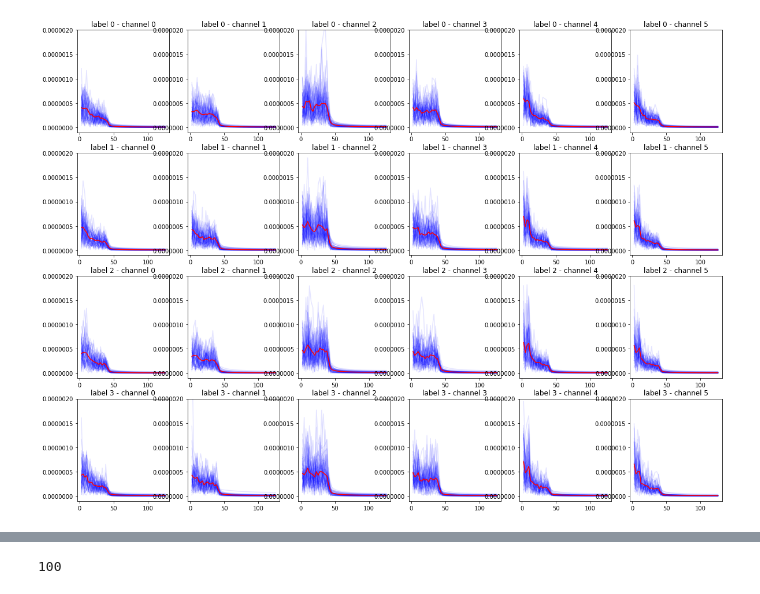
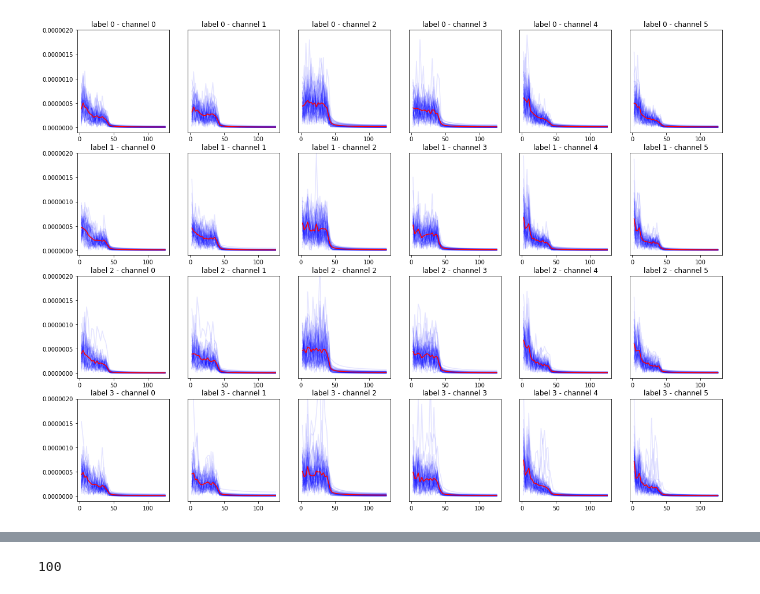
Before and after one commit to LVeefkind/Brain-Powered-2019, a Jupyter notebook: code/datatests.ipynb, the cells around one changed output, grey strips where cells are left out. Cells and saved outputs as stored; diff of their text form; code cells hidden in the pictures.

```diff
--- a/code/datatests.ipynb
+++ b/code/datatests.ipynb
@@ -16,7 +16,7 @@ offset = 0
 # Hz
 samplingRate = 256
 # seconds
-timeSegmentLen = 2
+timeSegmentLen = 3
 # overlap
 overlap = 0
 # seconds
@@ -32,11 +32,15 @@ data = loadmat('data/BP_2019PP1.mat')['data'].T
 #   channels 6 and 7 contain bad data, so we ignore those
 
 eeg = data[:6,:]
-# for i, sig in enumerate(eeg):
-#     mean_removed = np.ones_like(sig)*np.mean(sig)
-#     sig = sig - mean_removed
-#     sig = signal.sosfilt(sosHigh, sig)
-#     eeg[i] = signal.sosfilt(sosLow, sig)
+print(eeg.shape)
+plt.plot(eeg[0])
+plt.show()
+
+for i, sig in enumerate(eeg):
+    mean_removed = np.ones_like(sig)*np.mean(sig)
+    sig = sig - mean_removed
+    sig = signal.sosfilt(sosHigh, sig)
+    eeg[i] = signal.sosfilt(sosLow, sig)
 # Last 4 channels are the label channels
 labels = data[8:12,:]
 
@@ -66,34 +80,36 @@ channel = 0
 
 fig, ax = plt.subplots(4, 6, figsize=(20, 15))
 for j in range(6):
     for i in range(4):
         signal_avg = np.zeros((100,))
         data_avg = np.zeros((768,))
         ax[i][j].set_ylim([-0.0000001, 0.000002])
         for sample in samples[i]:
 #             data_avg += sample[j]
 #             ax[i][j].plot(sample[j], alpha=0.1, c='blue')
 #         ax[i][j].set_title(f'label {i} - channel {j}')
 #         ax[i][j].plot(data_avg / len(samples[i]), c='red')
 #         data_avg = np.zeros((768,))
 
             y = sample[j]
             N = y.shape[0]           # Number of samplepoints
             Fs = samplingRate
             T = 1.0 / Fs      # N_samps*T (#samples x sample period) is the sample spacing.
             N_fft = 100        # Number of bins (chooses granularity)
             x = np.linspace(0, N*T, N)     # the interval
 
             yf = scipy.fftpack.fft(y,n=N_fft)
             xf = np.arange(0,Fs,Fs/N_fft)
             ax[i][j].plot(xf[1:50], 2.0/N * np.abs(yf[0:N//2])[1:50],alpha=0.1, c='blue')
             signal_avg += 2.0/N * np.abs(yf[0:N//2])
         signal_avg /= len(samples[i])
         ax[i][j].set_title(f'label {i} - channel {j}')
         ax[i][j].plot(xf[1:50], signal_avg[1:50], c='red')
+        if j != 0:
+            ax[i][j].set_yticks([], [])
 plt.show()
 # %% [output]
-[figure, old version]
+[figure, new version]
 # %%
 import numpy as np
 from sklearn.neighbors import KNeighborsClassifier
```
Also changed, not shown: parts of 12 cells of this notebook, 3 other files.
